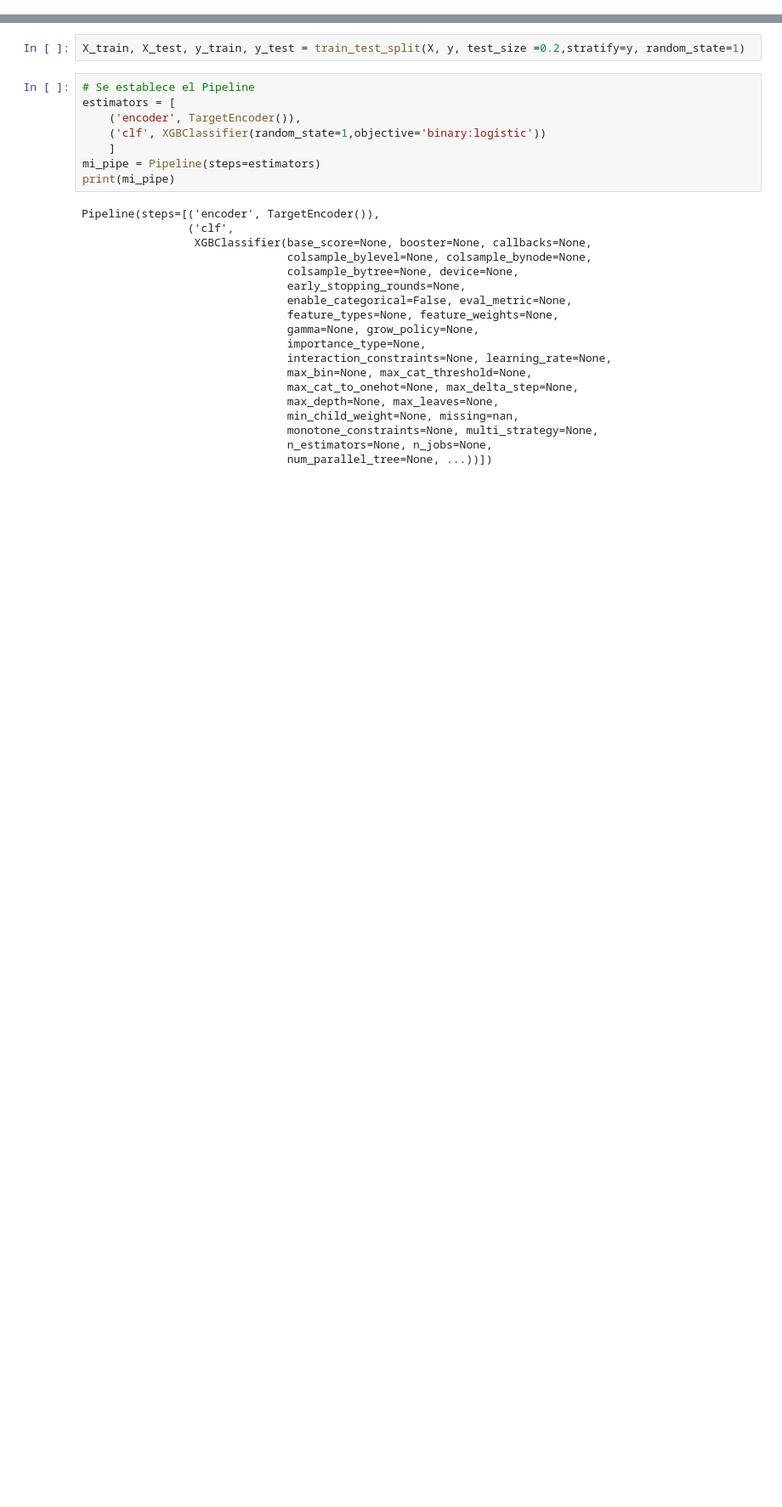
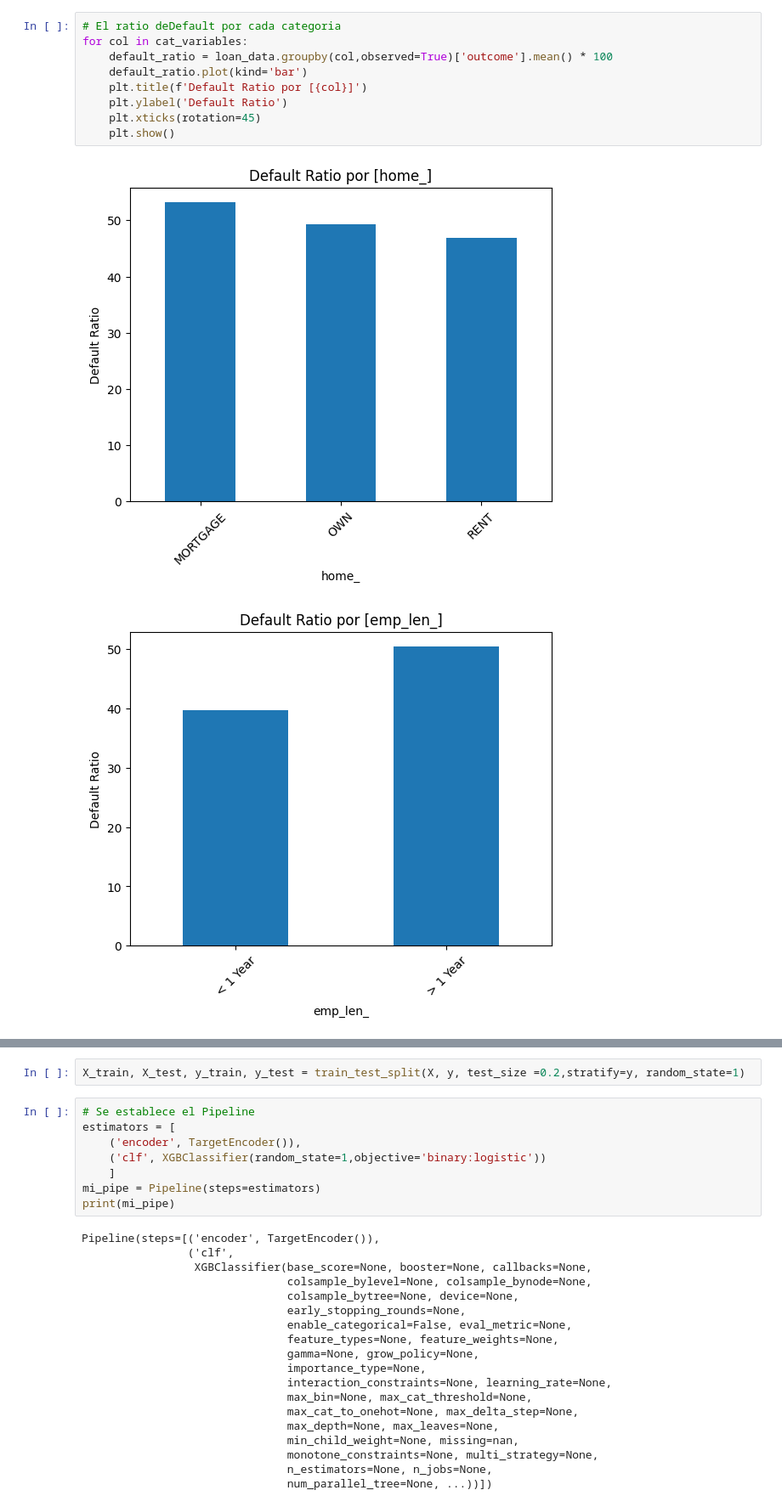
Before and after one commit to Nimbus-commints/Data-Science-Proyectos, a Jupyter notebook: Prediccion de Aprobacion de Prestam/Prediccion Aprobacion Prestamo.ipynb, the cells around one changed output, grey strips where cells are left out. Shown at 85% size. Drawn from its saved outputs; the diff is of its cells as text; blank space fills up the shorter version.

```diff
--- a/Prediccion de Aprobacion de Prestam/Prediccion Aprobacion Prestamo.ipynb
+++ b/Prediccion de Aprobacion de Prestam/Prediccion Aprobacion Prestamo.ipynb
@@ -24,0 +144,12 @@ Index(['Unnamed: 0', 'status', 'loan_amnt', 'term', 'annual_inc', 'dti',
+# %%
+# El ratio deDefault por cada categoria
+for col in cat_variables:
+    default_ratio = loan_data.groupby(col,observed=True)['outcome'].mean() * 100
+    default_ratio.plot(kind='bar')
+    plt.title(f'Default Ratio por [{col}]')
+    plt.ylabel('Default Ratio')
+    plt.xticks(rotation=45)
+    plt.show()
+# %% [output]
+[figure, added]
+[figure, added]
```
Also changed, not shown: parts of 28 cells of this notebook.
